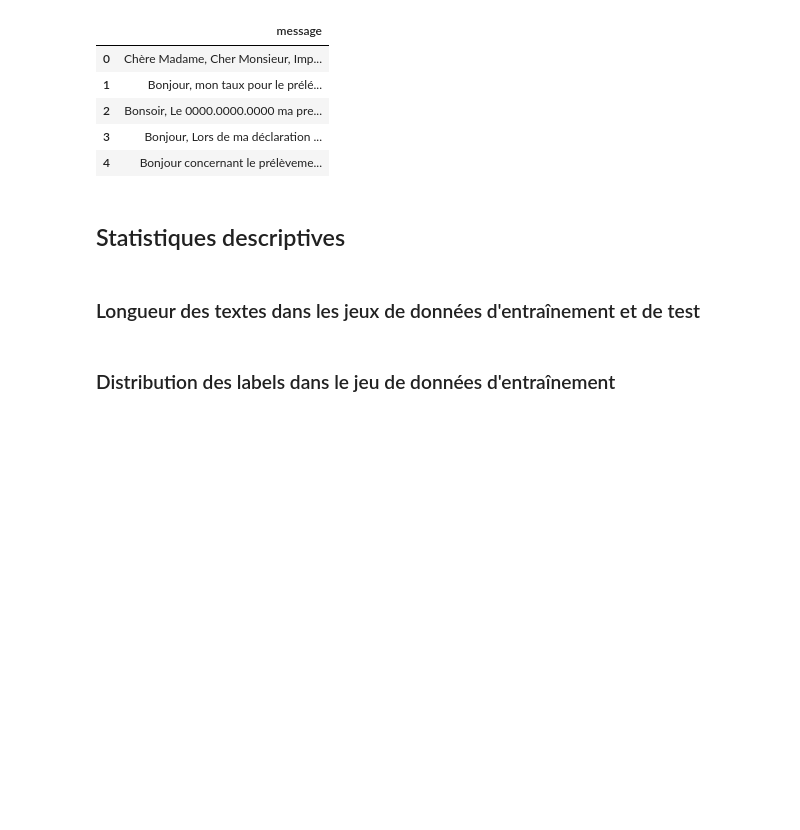
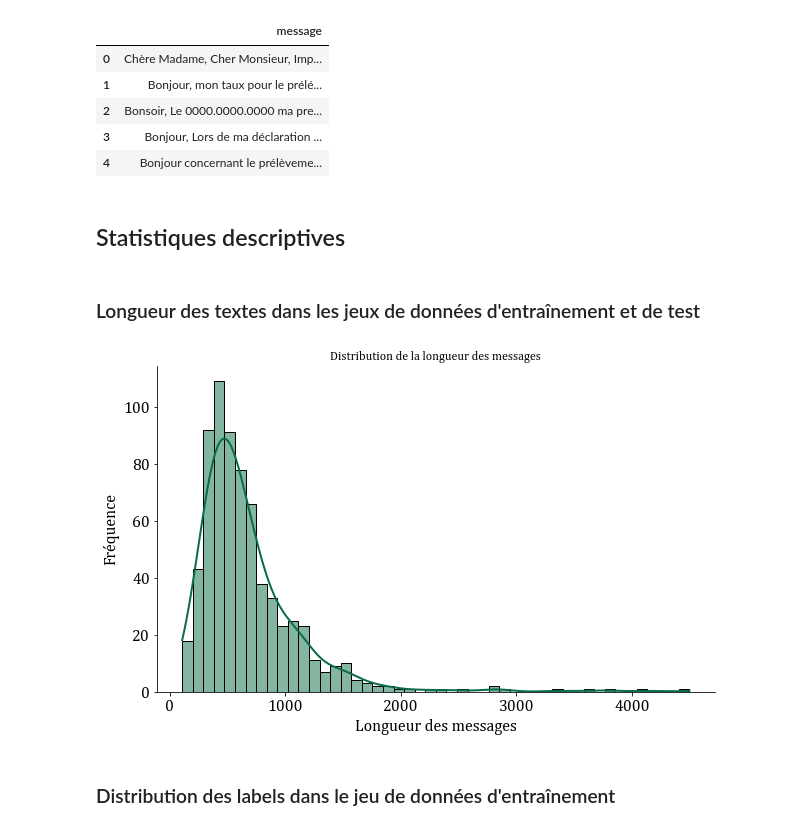
Before and after one commit to qbolliet/text-classification, a Jupyter notebook: notebook/0 - Text classification.ipynb, the cells around one changed output. Cells and saved outputs as stored; diff of their text form; code cells hidden in the pictures; blank space fills up the shorter version.

```diff
--- a/notebook/0 - Text classification.ipynb
+++ b/notebook/0 - Text classification.ipynb
@@ -59,5 +83,10 @@ data_test.head()
 ## Statistiques descriptives
 # %% [markdown]
 ### Longueur des textes dans les jeux de données d'entraînement et de test
+# %%
+# Construction de la distribution de la longueur des textes
+build_hisplot(data=data_train['message'].str.len(), title='Distribution de la longueur des messages', xlabel='Longueur des messages', ylabel='Fréquence')
+# %% [output]
+[figure, added]
 # %% [markdown]
 ### Distribution des labels dans le jeu de données d'entraînement
```
Also changed, not shown: parts of 30 cells of this notebook.
